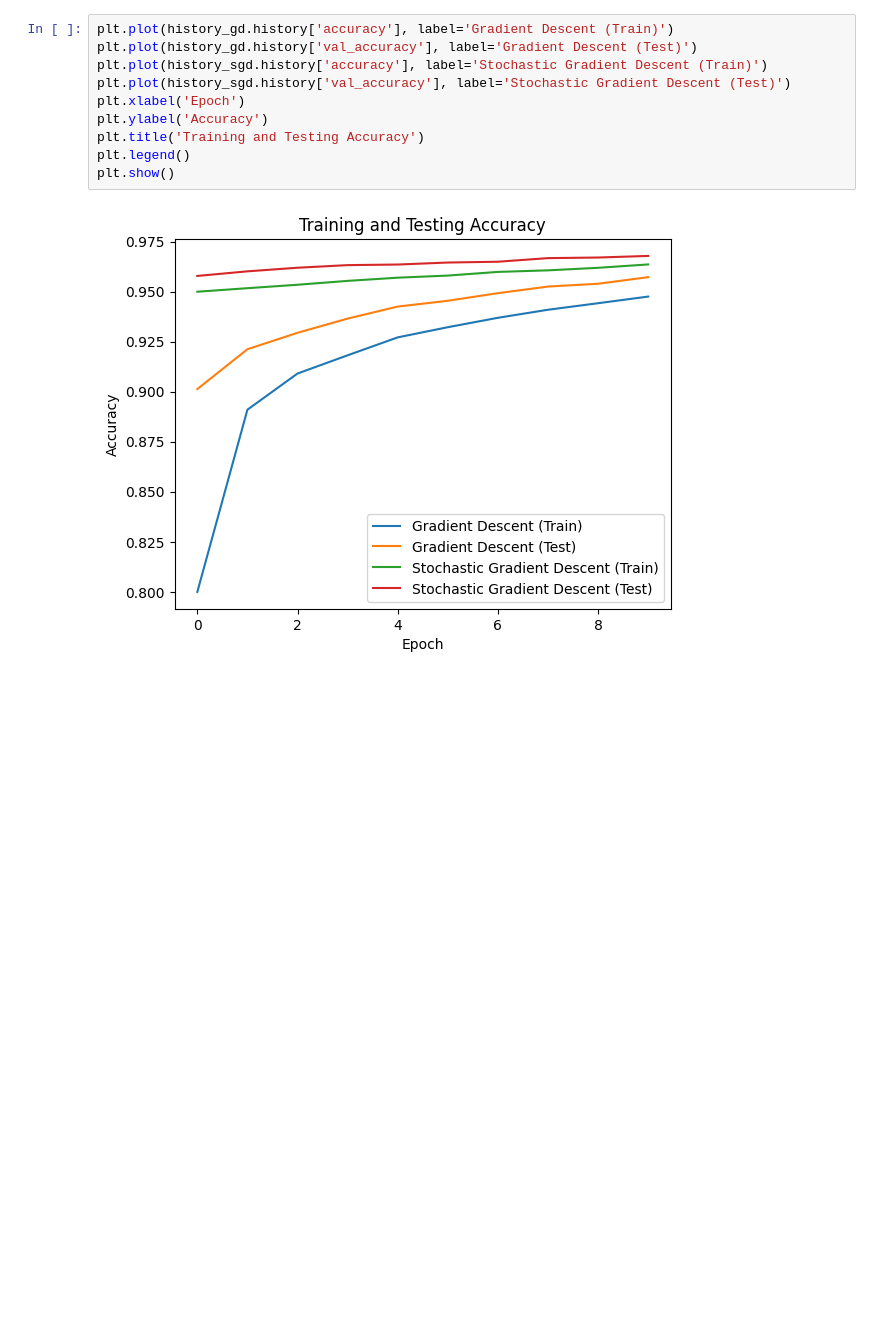
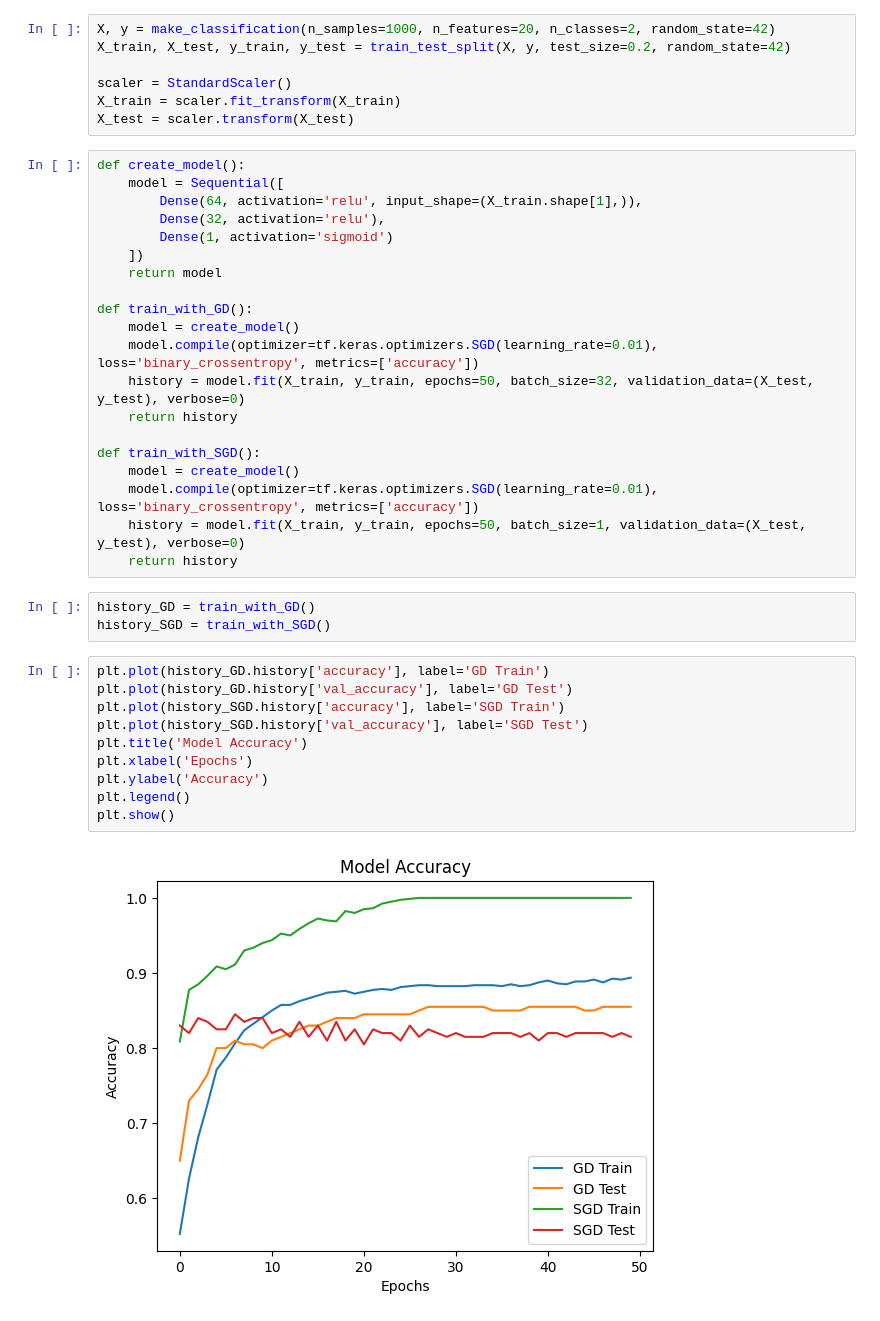
Before and after one commit to 1BM21AI091/DLL, a Jupyter notebook: Ques2.ipynb, the cells around one changed output. Cells and saved outputs as stored; diff of their text form; blank space fills up the shorter version.

```diff
--- a/Ques2.ipynb
+++ b/Ques2.ipynb
@@ -71,12 +10,42 @@ Epoch 10/10
+# %%
+X, y = make_classification(n_samples=1000, n_features=20, n_classes=2, random_state=42)
+X_train, X_test, y_train, y_test = train_test_split(X, y, test_size=0.2, random_state=42)
+
+scaler = StandardScaler()
+X_train = scaler.fit_transform(X_train)
+X_test = scaler.transform(X_test)
+# %%
+def create_model():
+    model = Sequential([
+        Dense(64, activation='relu', input_shape=(X_train.shape[1],)),
+        Dense(32, activation='relu'),
+        Dense(1, activation='sigmoid')
+    ])
+    return model
+
+def train_with_GD():
+    model = create_model()
+    model.compile(optimizer=tf.keras.optimizers.SGD(learning_rate=0.01), loss='binary_crossentropy', metrics=['accuracy'])
+    history = model.fit(X_train, y_train, epochs=50, batch_size=32, validation_data=(X_test, y_test), verbose=0)
+    return history
+
+def train_with_SGD():
+    model = create_model()
+    model.compile(optimizer=tf.keras.optimizers.SGD(learning_rate=0.01), loss='binary_crossentropy', metrics=['accuracy'])
+    history = model.fit(X_train, y_train, epochs=50, batch_size=1, validation_data=(X_test, y_test), verbose=0)
+    return history
+# %%
+history_GD = train_with_GD()
+history_SGD = train_with_SGD()
 # %%
-plt.plot(history_gd.history['accuracy'], label='Gradient Descent (Train)')
-plt.plot(history_gd.history['val_accuracy'], label='Gradient Descent (Test)')
-plt.plot(history_sgd.history['accuracy'], label='Stochastic Gradient Descent (Train)')
-plt.plot(history_sgd.history['val_accuracy'], label='Stochastic Gradient Descent (Test)')
-plt.xlabel('Epoch')
+plt.plot(history_GD.history['accuracy'], label='GD Train')
+plt.plot(history_GD.history['val_accuracy'], label='GD Test')
+plt.plot(history_SGD.history['accuracy'], label='SGD Train')
+plt.plot(history_SGD.history['val_accuracy'], label='SGD Test')
+plt.title('Model Accuracy')
+plt.xlabel('Epochs')
 plt.ylabel('Accuracy')
-plt.title('Training and Testing Accuracy')
 plt.legend()
 plt.show()
 # %% [output]
-[figure, old version]
+[figure, new version]
```
Also changed, not shown: parts of 5 cells of this notebook, 1 other file.
